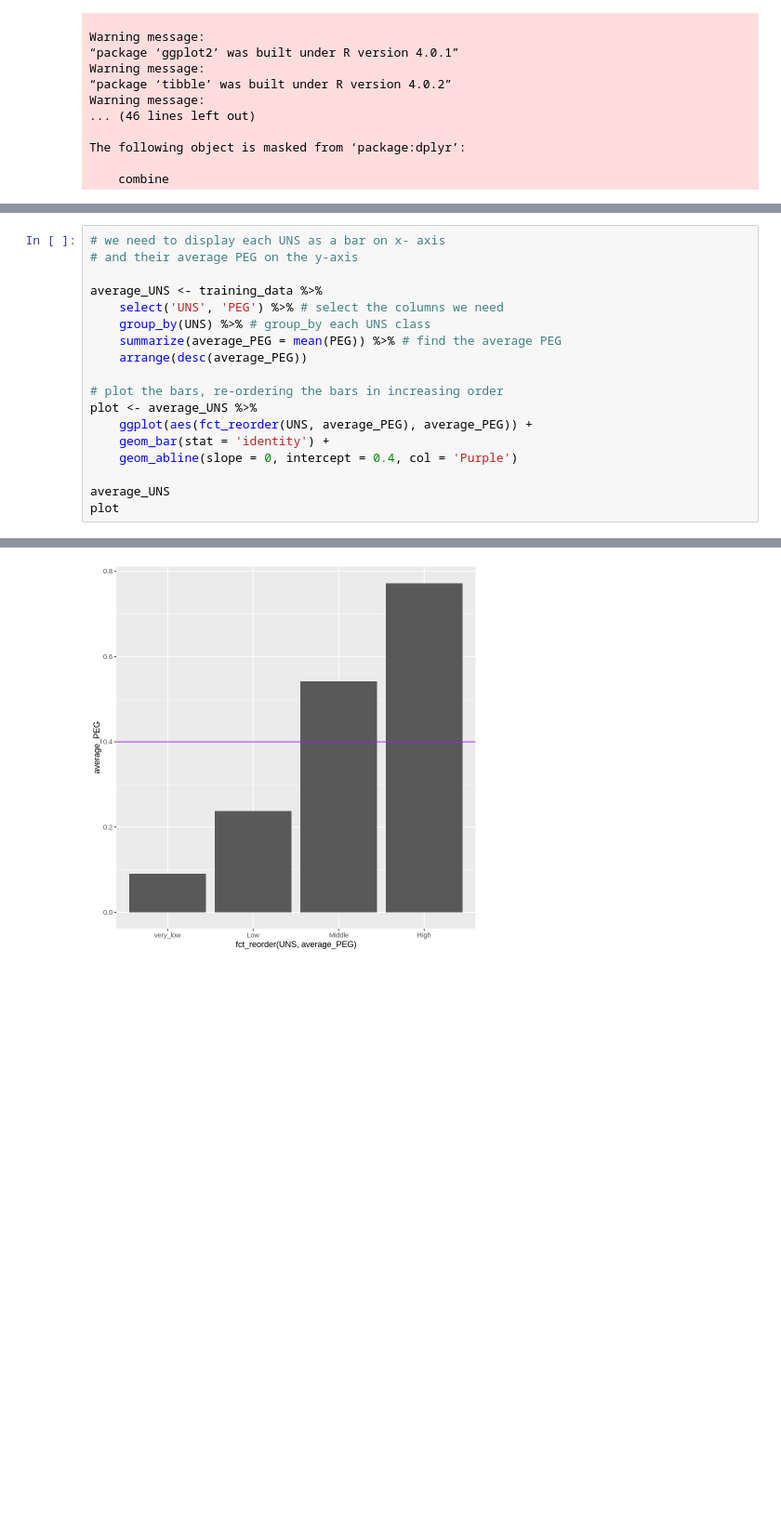
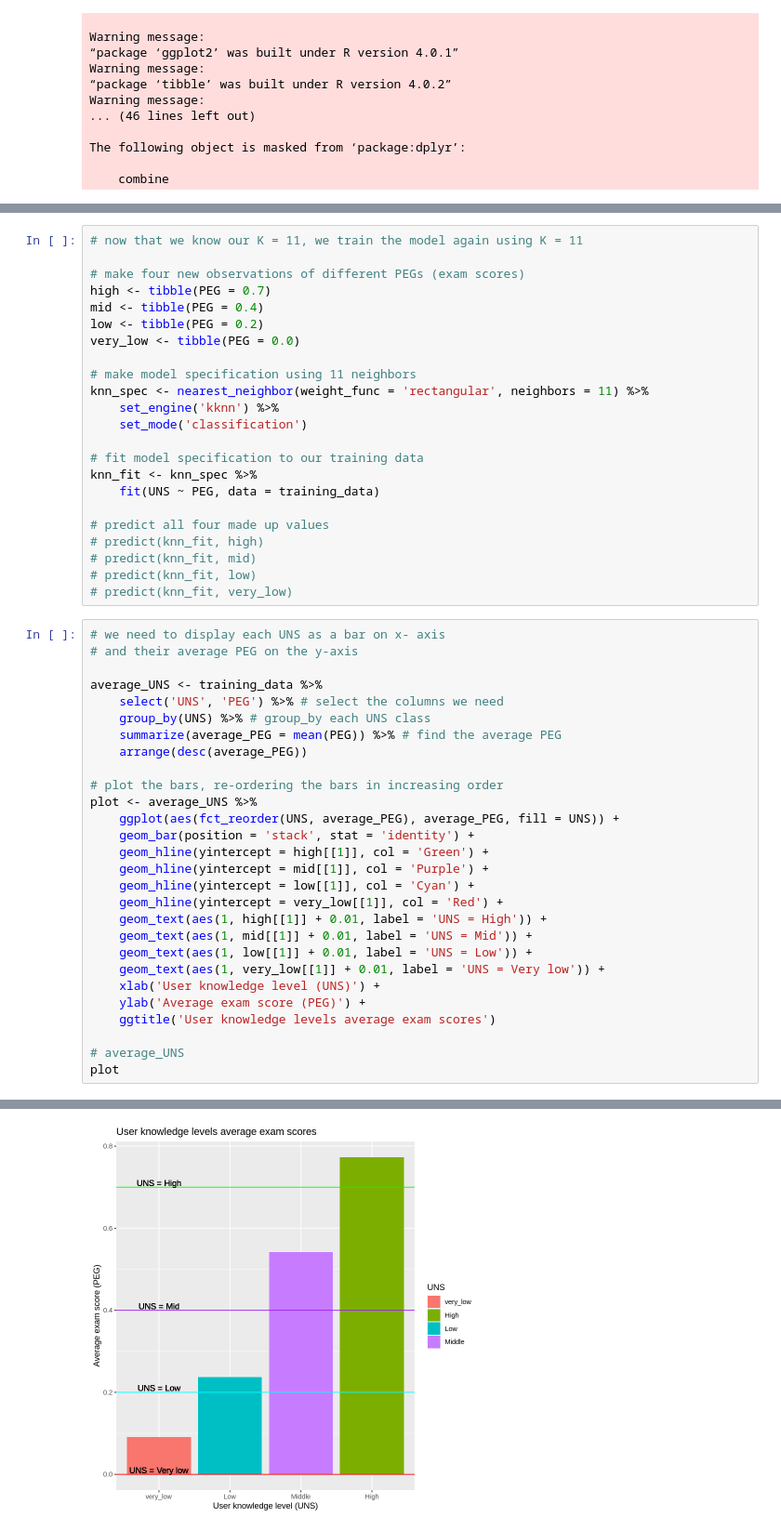
Before and after one commit to namyasharmaa/DSCI-100-Project, a Jupyter notebook: model.ipynb, the cells around one changed output, grey strips where cells are left out. Shown at 93% size. Drawn from its saved outputs; the diff is of its cells as text; blank space fills up the shorter version.

Commit message:
model visualization

```diff
--- a/model.ipynb
+++ b/model.ipynb
@@ -113,3 +97,26 @@ A tibble: 1 × 2
+# %%
+# now that we know our K = 11, we train the model again using K = 11
+
+# make four new observations of different PEGs (exam scores)
+high <- tibble(PEG = 0.7)
+mid <- tibble(PEG = 0.4)
+low <- tibble(PEG = 0.2)
+very_low <- tibble(PEG = 0.0)
+
+# make model specification using 11 neighbors
+knn_spec <- nearest_neighbor(weight_func = 'rectangular', neighbors = 11) %>%
+    set_engine('kknn') %>%
+    set_mode('classification')
+
+# fit model specification to our training data
+knn_fit <- knn_spec %>%
+    fit(UNS ~ PEG, data = training_data)
+
+# predict all four made up values
+# predict(knn_fit, high)
+# predict(knn_fit, mid)
+# predict(knn_fit, low)
+# predict(knn_fit, very_low)
 # %%
 # we need to display each UNS as a bar on x- axis
 # and their average PEG on the y-axis
@@ -122,11 +129,21 @@ average_UNS <- training_data %>%
 
 # plot the bars, re-ordering the bars in increasing order
 plot <- average_UNS %>%
-    ggplot(aes(fct_reorder(UNS, average_PEG), average_PEG)) +
-    geom_bar(stat = 'identity') +
-    geom_abline(slope = 0, intercept = 0.4, col = 'Purple')
+    ggplot(aes(fct_reorder(UNS, average_PEG), average_PEG, fill = UNS)) +
+    geom_bar(position = 'stack', stat = 'identity') +
+    geom_hline(yintercept = high[[1]], col = 'Green') +
+    geom_hline(yintercept = mid[[1]], col = 'Purple') +
+    geom_hline(yintercept = low[[1]], col = 'Cyan') +
+    geom_hline(yintercept = very_low[[1]], col = 'Red') +
+    geom_text(aes(1, high[[1]] + 0.01, label = 'UNS = High')) +
+    geom_text(aes(1, mid[[1]] + 0.01, label = 'UNS = Mid')) +
+    geom_text(aes(1, low[[1]] + 0.01, label = 'UNS = Low')) +
+    geom_text(aes(1, very_low[[1]] + 0.01, label = 'UNS = Very low')) +
+    xlab('User knowledge level (UNS)') +
+    ylab('Average exam score (PEG)') +
+    ggtitle('User knowledge levels average exam scores')
 
-average_UNS
+# average_UNS
 plot
 # %% [output]
 `summarise()` ungrouping output (override with `.groups` argument)
@@ -140 +150 @@ A tibble: 4 × 2
-[figure, old version]
+[figure, new version]
```
Also changed, not shown: parts of 3 cells of this notebook.
